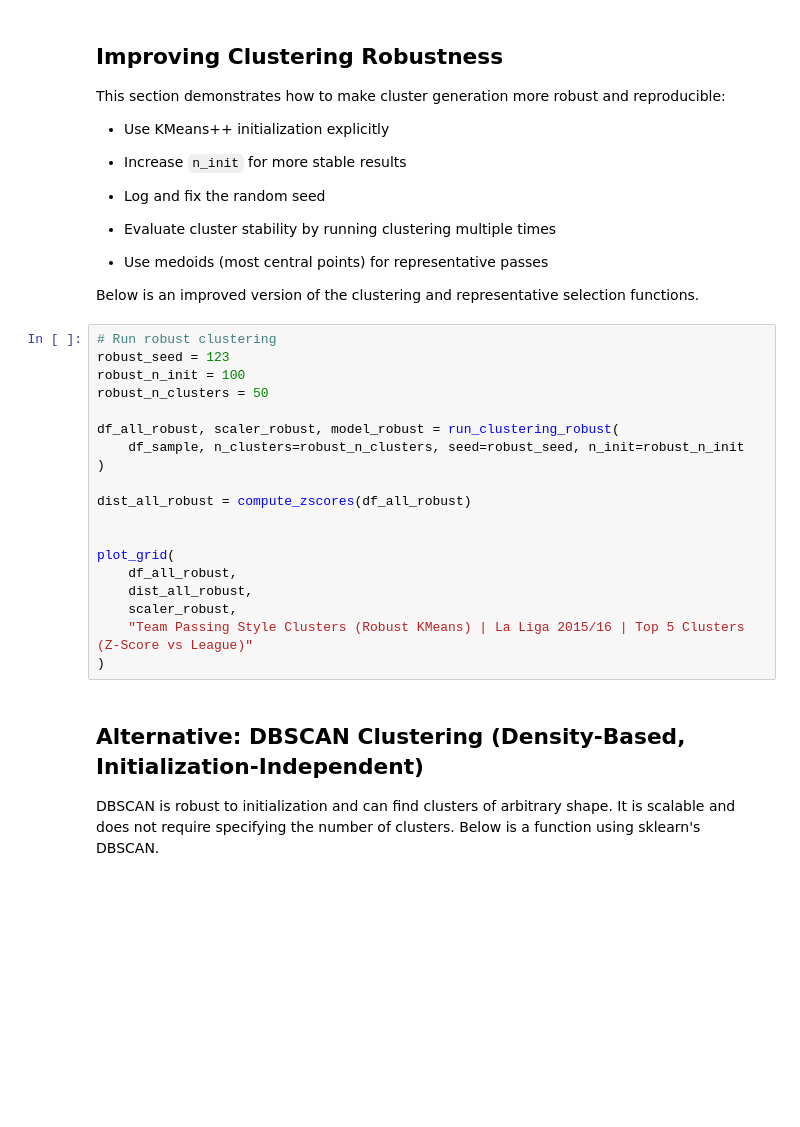
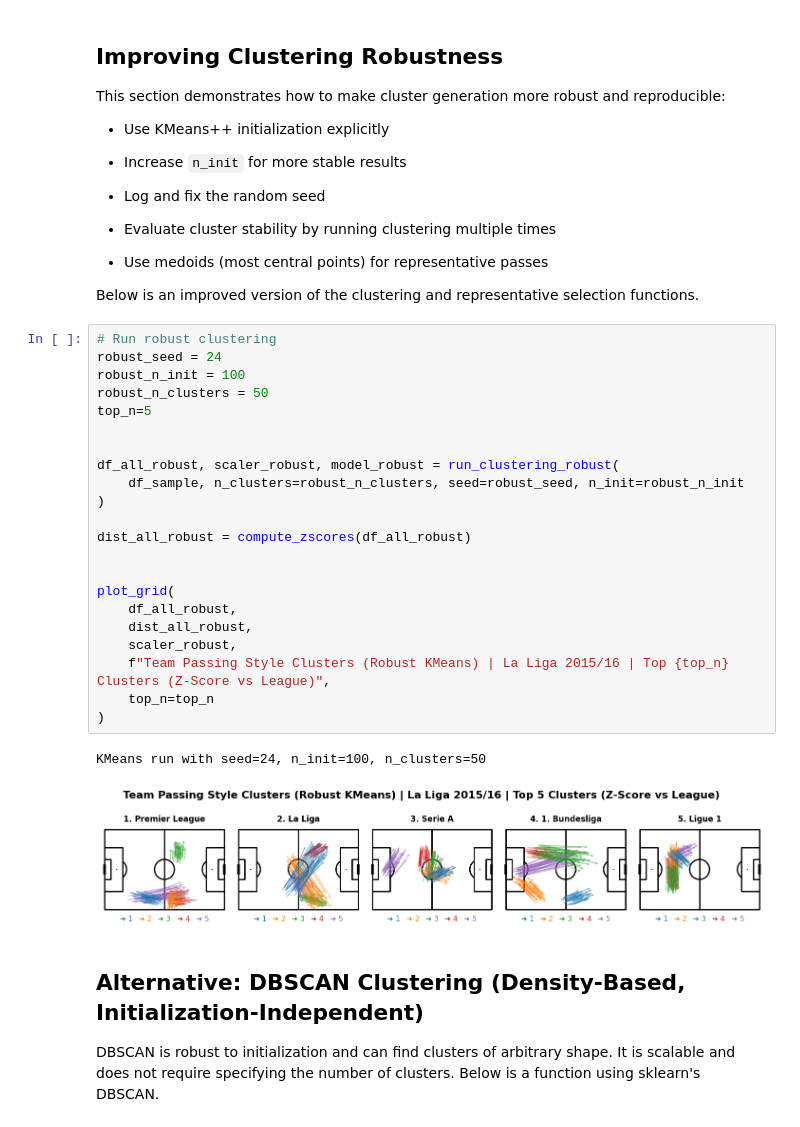
Before and after one commit to clissa/transfer-learning-for-football-AI, a Jupyter notebook: notebooks/covariate shift.ipynb, the cells around one changed output. Saved outputs shown, nothing was run; the diff lists cells and outputs as text; blank space fills up the shorter version.

```diff
--- a/notebooks/covariate shift.ipynb
+++ b/notebooks/covariate shift.ipynb
@@ -324,23 +347,29 @@ This section demonstrates how to make cluster generation more robust and reprodu
 Below is an improved version of the clustering and representative selection functions.
 # %%
 # Run robust clustering
-robust_seed = 123
+robust_seed = 24
 robust_n_init = 100
 robust_n_clusters = 50
+top_n=5
+
 
 df_all_robust, scaler_robust, model_robust = run_clustering_robust(
     df_sample, n_clusters=robust_n_clusters, seed=robust_seed, n_init=robust_n_init
 )
 
 dist_all_robust = compute_zscores(df_all_robust)
 
 
 plot_grid(
     df_all_robust,
     dist_all_robust,
     scaler_robust,
-    "Team Passing Style Clusters (Robust KMeans) | La Liga 2015/16 | Top 5 Clusters (Z-Score vs League)"
+    f"Team Passing Style Clusters (Robust KMeans) | La Liga 2015/16 | Top {top_n} Clusters (Z-Score vs League)",
+    top_n=top_n
 )
+# %% [output]
+KMeans run with seed=24, n_init=100, n_clusters=50
+[figure, added]
 # %% [markdown]
 ## Alternative: DBSCAN Clustering (Density-Based, Initialization-Independent)
 
```
Also changed, not shown: parts of 8 cells of this notebook.
